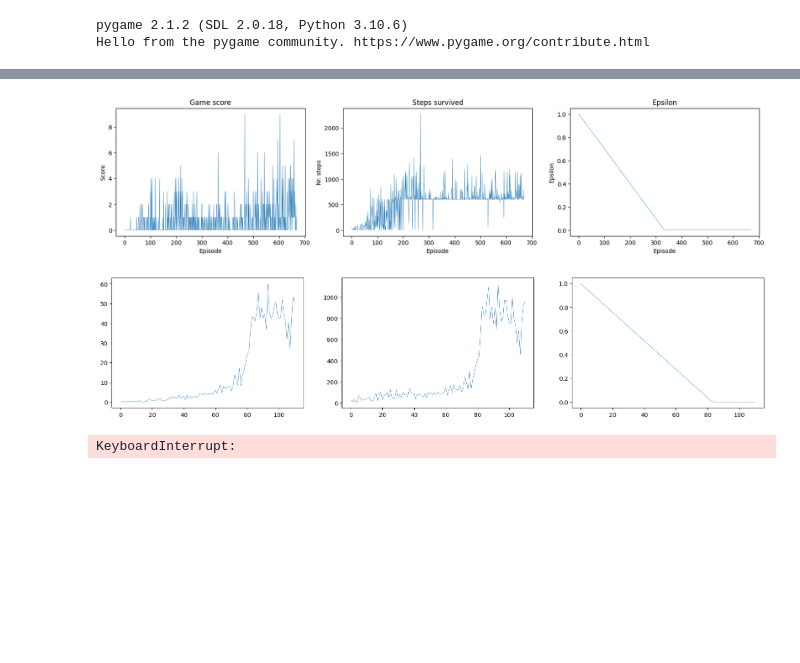
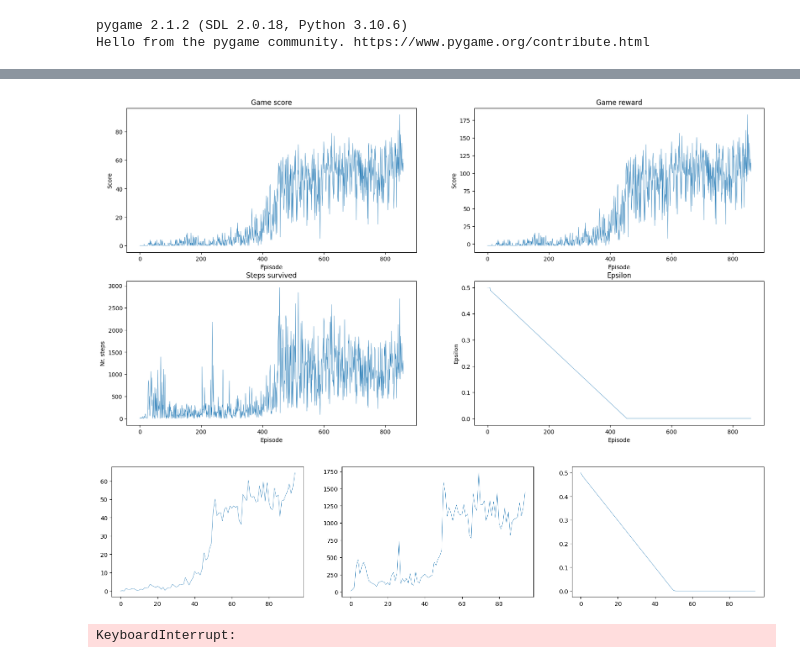
Before and after one commit to seba2390/Snake, a Jupyter notebook: DQN4 - new snake impl-fixed_state_bug-dist_state_rep/AI.ipynb, the cells around one changed output, grey strips where cells are left out. Saved outputs shown, nothing was run; the diff lists cells and outputs as text; code cells hidden in the pictures; blank space fills up the shorter version.

```diff
--- a/DQN4 - new snake impl-fixed_state_bug-dist_state_rep/AI.ipynb
+++ b/DQN4 - new snake impl-fixed_state_bug-dist_state_rep/AI.ipynb
@@ -71,5 +68,8 @@ Epsilon projection for final eps = 0.001:
 # %%
 episode_durations = []
 episode_rewards = []
+episode_scores = []
 episode_exploration_rates = []
+episode_max_iteration_tokens = []
+episode_memory_size = []
 # %%
@@ -126,20 +321,26 @@ for i_episode in tqdm(range(NUM_EPISODES)):
 # %%
-fig, ax = plt.subplots(1,3,figsize=(20,4))
-ax[0].plot([i for i in range(len(episode_rewards))], episode_rewards,lw=0.5)
-ax[0].set_title("Game score")
-ax[0].set_xlabel("Episode")
-ax[0].set_ylabel("Score")
+fig, ax = plt.subplots(2,2,figsize=(20,10))
+ax[0][0].plot([i for i in range(len(episode_scores))], episode_scores,lw=0.5)
+ax[0][0].set_title("Game score")
+ax[0][0].set_xlabel("Episode")
+ax[0][0].set_ylabel("Score")
 
-ax[1].plot([i for i in range(len(episode_durations))], episode_durations,lw=0.5)
-ax[1].set_title("Steps survived")
-ax[1].set_xlabel("Episode")
-ax[1].set_ylabel("Nr. steps")
+ax[0][1].plot([i for i in range(len(episode_rewards))], episode_rewards,lw=0.5)
+ax[0][1].set_title("Game reward")
+ax[0][1].set_xlabel("Episode")
+ax[0][1].set_ylabel("Score")
 
-ax[2].plot([i for i in range(len(episode_exploration_rates))], episode_exploration_rates,lw=0.5)
-ax[2].set_title("Epsilon")
-ax[2].set_xlabel("Episode")
-ax[2].set_ylabel("Epsilon")
+
+ax[1][0].plot([i for i in range(len(episode_durations))], episode_durations,lw=0.5)
+ax[1][0].set_title("Steps survived")
+ax[1][0].set_xlabel("Episode")
+ax[1][0].set_ylabel("Nr. steps")
+
+ax[1][1].plot([i for i in range(len(episode_exploration_rates))], episode_exploration_rates,lw=0.5)
+ax[1][1].set_title("Epsilon")
+ax[1][1].set_xlabel("Episode")
+ax[1][1].set_ylabel("Epsilon")
 
 plt.show()
 # %% [output]
-[figure, old version]
+[figure, new version]
@@ -156,12 +370,12 @@ for period in range(0, len(episode_rewards) // avg_period):
     avg_episode_exploration_rates.append(np.mean(episode_exploration_rates[avg_period * period : avg_period * (period + 1)]))
 # %%
 fig, ax = plt.subplots(1,3,figsize=(20,4))
-ax[0].plot([ i for i in range(len(avg_episode_rewards))], avg_episode_rewards,lw=0.5)
+ax[0].plot([ i for i in range(len(avg_episode_scores))], avg_episode_scores,lw=0.5)
 ax[1].plot([ i for i in range(len(avg_episode_durations))], avg_episode_durations,lw=0.5)
 ax[2].plot([ i for i in range(len(avg_episode_exploration_rates))], avg_episode_exploration_rates,lw=0.5)
 plt.show()
 # %% [output]
-[figure, old version]
+[figure, new version]
 # %%
 Play_game = True
 if Play_game:
```
Also changed, not shown: parts of 16 cells of this notebook, 41 other files.
